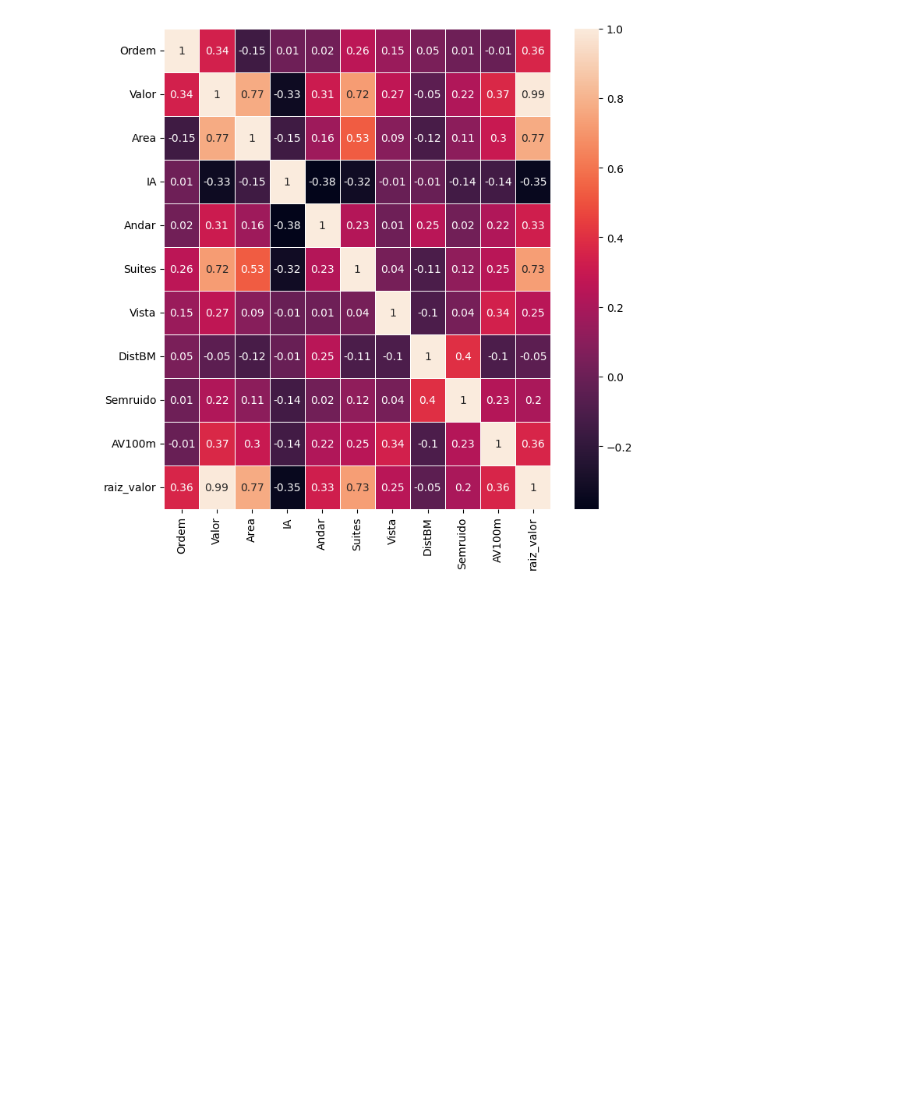
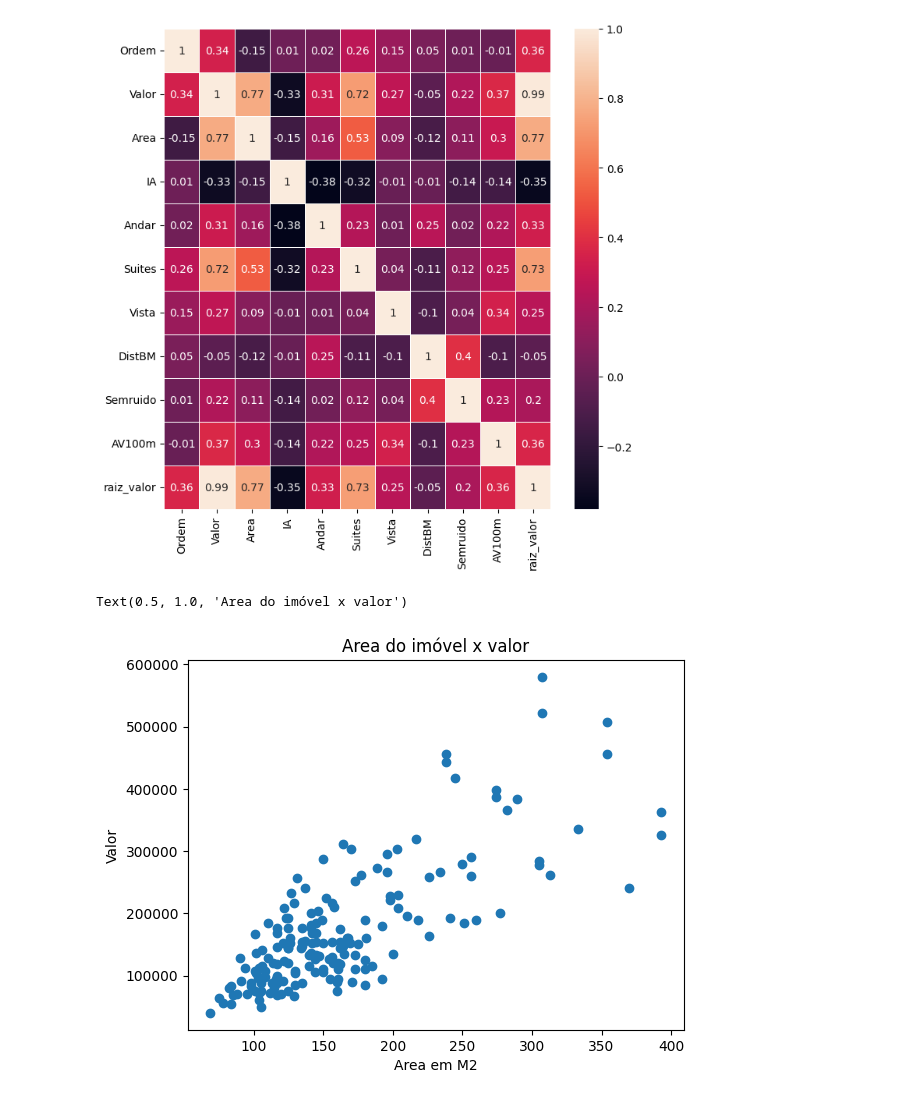
Before and after one commit to icarocarmona/pos-tech-dtat, a Jupyter notebook: f2_ml_and_time_series/ml_with_python/Aula_4_Avaliando_o_Melhor_Modelo_de_Regressão.ipynb, the cells around one changed output. Saved outputs shown, nothing was run; the diff lists cells and outputs as text; code cells hidden in the pictures; blank space fills up the shorter version.

```diff
--- a/f2_ml_and_time_series/ml_with_python/Aula_4_Avaliando_o_Melhor_Modelo_de_Regressão.ipynb
+++ b/f2_ml_and_time_series/ml_with_python/Aula_4_Avaliando_o_Melhor_Modelo_de_Regressão.ipynb
@@ -133,3 +133,11 @@ sb.heatmap(data=correlation_matrix, annot=True, linewidths=.5, ax=ax)
 # %% [output]
 <Axes: >
 [figure]
+# %%
+plt.scatter("Area", "Valor", data=imoveis)
+plt.xlabel("Area em M2")
+plt.ylabel("Valor")
+plt.title("Area do imóvel x valor")
+# %% [output]
+Text(0.5, 1.0, 'Area do imóvel x valor')
+[figure, added]
```
Also changed, not shown: parts of 26 cells of this notebook.
